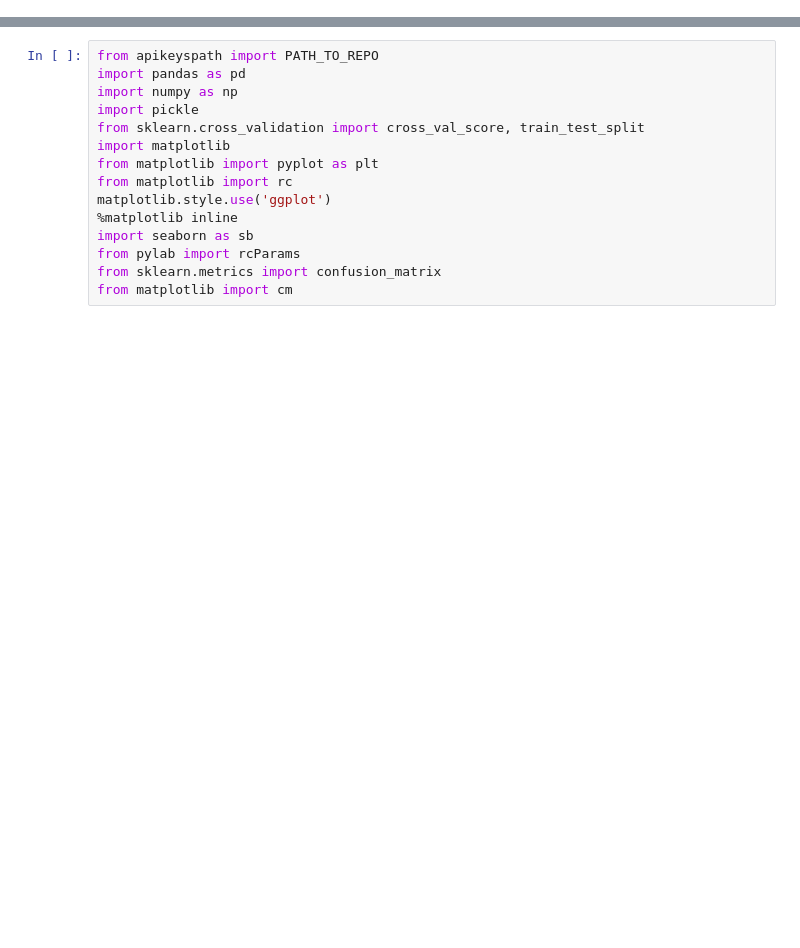
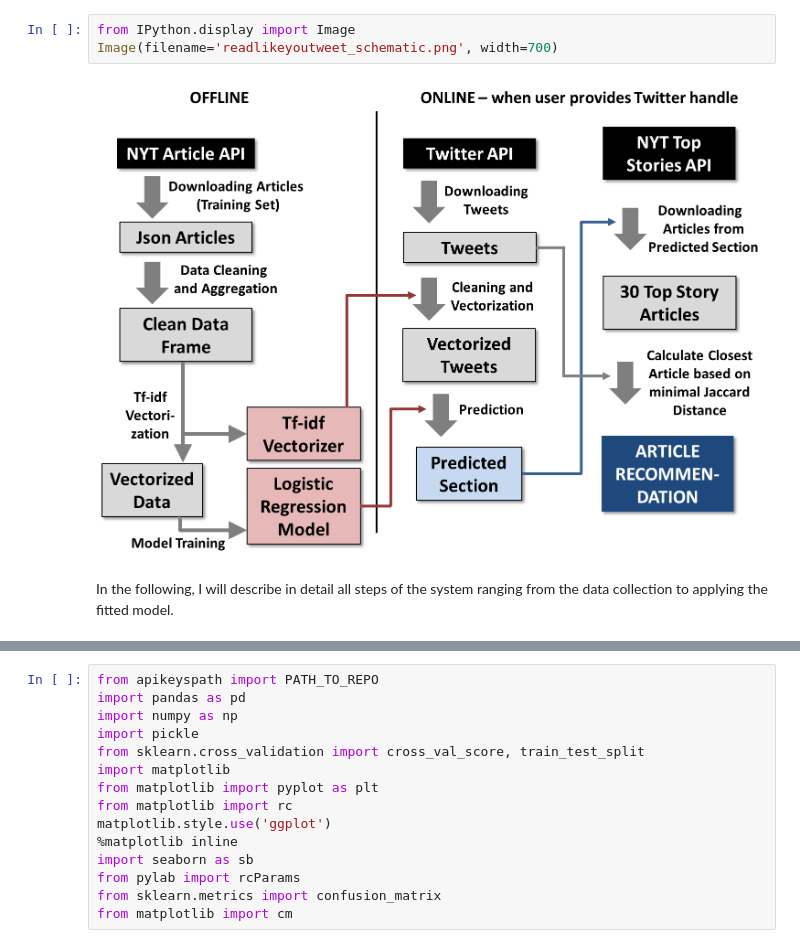
Before and after one commit to karstenkreis/ReadLikeYouTweet, a Jupyter notebook: underthehood.ipynb, the cells around one changed output, grey strips where cells are left out. Drawn from its saved outputs; the diff is of its cells as text; blank space fills up the shorter version.

```diff
--- a/underthehood.ipynb
+++ b/underthehood.ipynb
@@ -0,0 +20,7 @@
+# %%
+from IPython.display import Image
+Image(filename='readlikeyoutweet_schematic.png', width=700)
+# %% [output]
+[figure, added]
+# %% [markdown]
+In the following, I will describe in detail all steps of the system ranging from the data collection to applying the fitted model.
```
Also changed, not shown: parts of 31 cells of this notebook, 9 other files.
